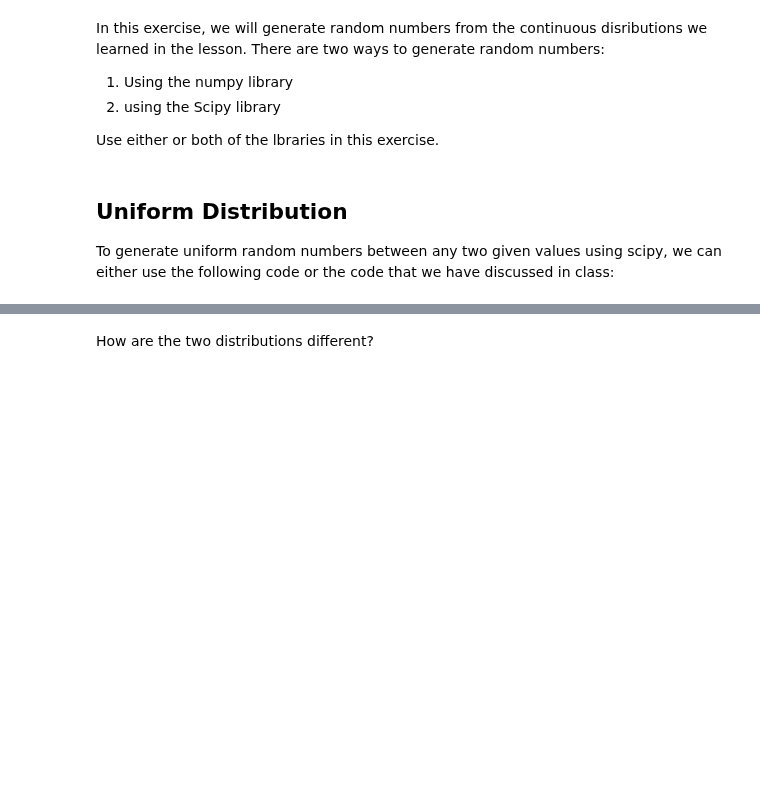
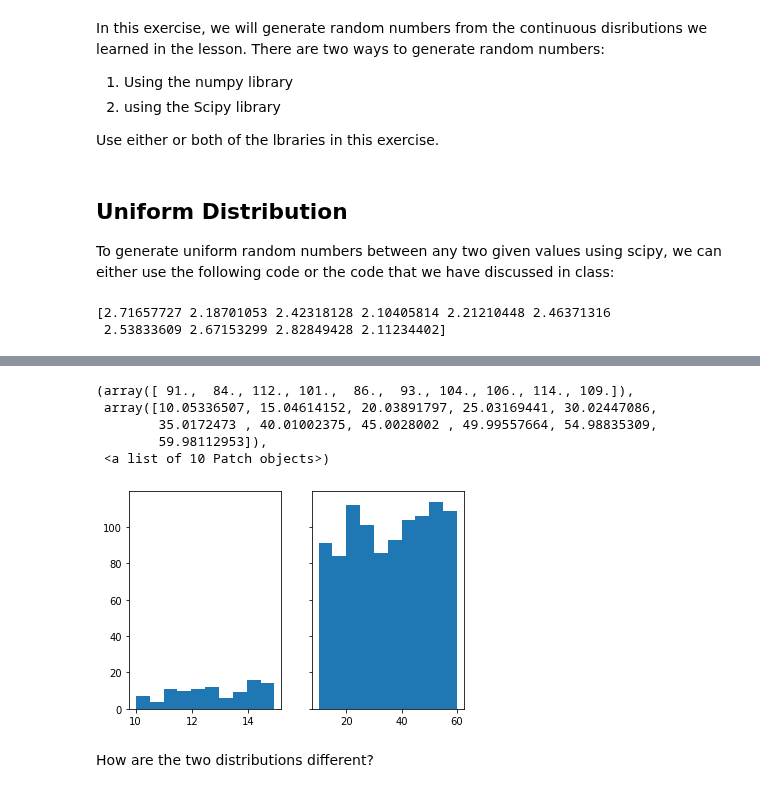
Before and after one commit to ta-data-lis/lab-probability-distributions, a Jupyter notebook: your-code/continuous.ipynb, the cells around one changed output, grey strips where cells are left out. Cells and saved outputs as stored; diff of their text form; code cells hidden in the pictures; blank space fills up the shorter version.

```diff
--- a/your-code/continuous.ipynb
+++ b/your-code/continuous.ipynb
@@ -17,12 +22,14 @@ Use either or both of the lbraries in this exercise.
 To generate uniform random numbers between any two given values using scipy, we can either use the following code or the code that we have
 discussed in class:
 # %%
-from scipy.stats import uniform
-x = uniform.rvs(size=10)
+x = stats.uniform.rvs(size=10)
 a = 2
 b = 3
 randoms  = a + (b-a)*x
 print(randoms)
+# %% [output]
+[2.71657727 2.18701053 2.42318128 2.10405814 2.21210448 2.46371316
+ 2.53833609 2.67153299 2.82849428 2.11234402]
 # %% [markdown]
 **Your task:**
 
@@ -47,2 +52,26 @@ Your output should look like below:
+# %%
+# bottom=10, ceiling=15, count=100
+x = stats.uniform.rvs(size=100)
+a = 10
+b = 15
+randoms = a + (b-a)*x
+
+
+#bottom=10, ceiling=60, count=1,000
+x1 = stats.uniform.rvs(size=1000)
+a1 = 10
+b1 = 60
+randoms1 = a1 + (b1-a1)*x1
+
+fig, ax = plt.subplots(1, 2, sharey=True)
+ax[0].hist(randoms, bins = 10)
+ax[1].hist(randoms1, bins = 10)
+# %% [output]
+(array([ 91.,  84., 112., 101.,  86.,  93., 104., 106., 114., 109.]),
+ array([10.05336507, 15.04614152, 20.03891797, 25.03169441, 30.02447086,
+        35.0172473 , 40.01002375, 45.0028002 , 49.99557664, 54.98835309,
+        59.98112953]),
+ <a list of 10 Patch objects>)
+[figure, added]
 # %% [markdown]
 How are the two distributions different?
```
Also changed, not shown: parts of 23 cells of this notebook.
